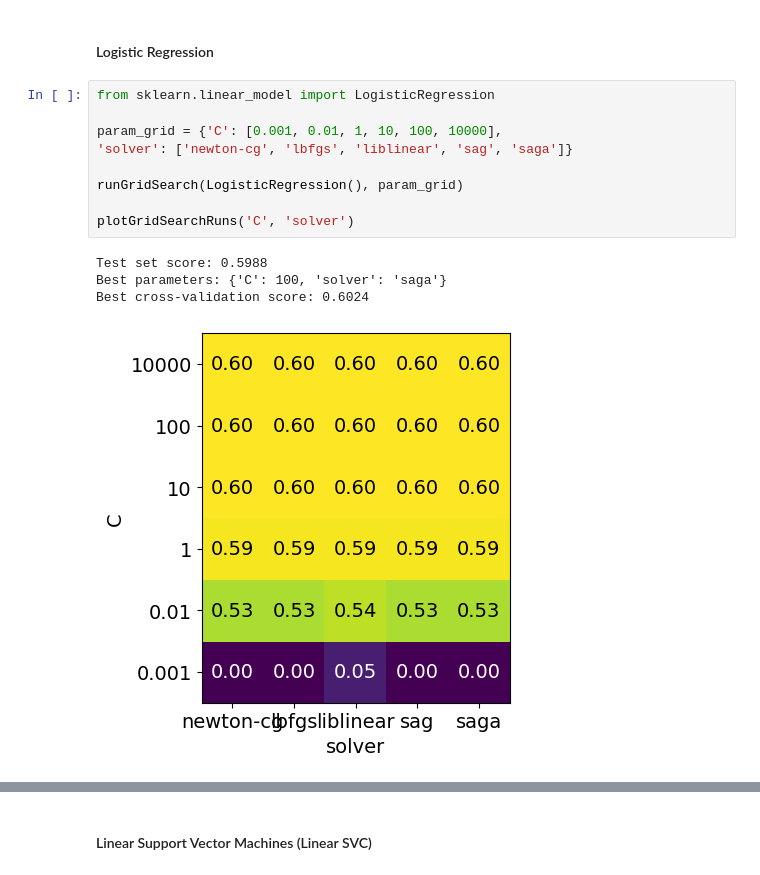
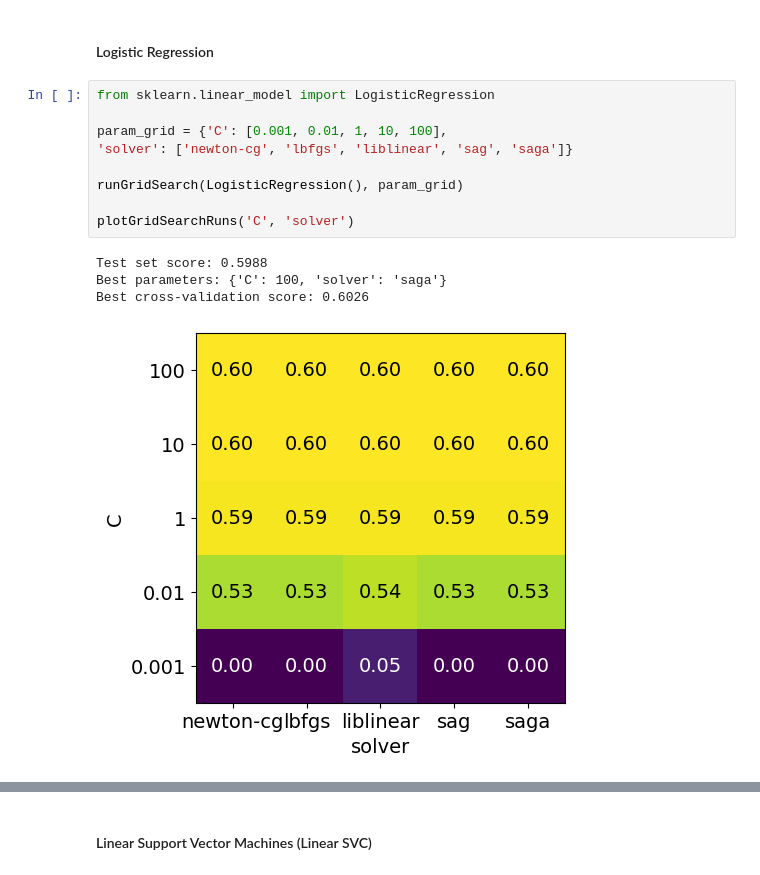
Before and after one commit to edab96/AI-and-Robotics-Project, a Jupyter notebook: Churn_Prediction.ipynb, the cells around one changed output, grey strips where cells are left out. Cells and saved outputs as stored; diff of their text form.

```diff
--- a/Churn_Prediction.ipynb
+++ b/Churn_Prediction.ipynb
@@ -588,15 +566,15 @@ Best cross-validation score: 0.6178
 # %%
 from sklearn.linear_model import LogisticRegression
 
-param_grid = {'C': [0.001, 0.01, 1, 10, 100, 10000],
+param_grid = {'C': [0.001, 0.01, 1, 10, 100],
 'solver': ['newton-cg', 'lbfgs', 'liblinear', 'sag', 'saga']}
 
 runGridSearch(LogisticRegression(), param_grid)
 
 plotGridSearchRuns('C', 'solver')
 # %% [output]
 Test set score: 0.5988
 Best parameters: {'C': 100, 'solver': 'saga'}
-Best cross-validation score: 0.6024
+Best cross-validation score: 0.6026
-[figure, old version]
+[figure, new version]
 # %%
```
Also changed, not shown: parts of 23 cells of this notebook, 1 other file.
